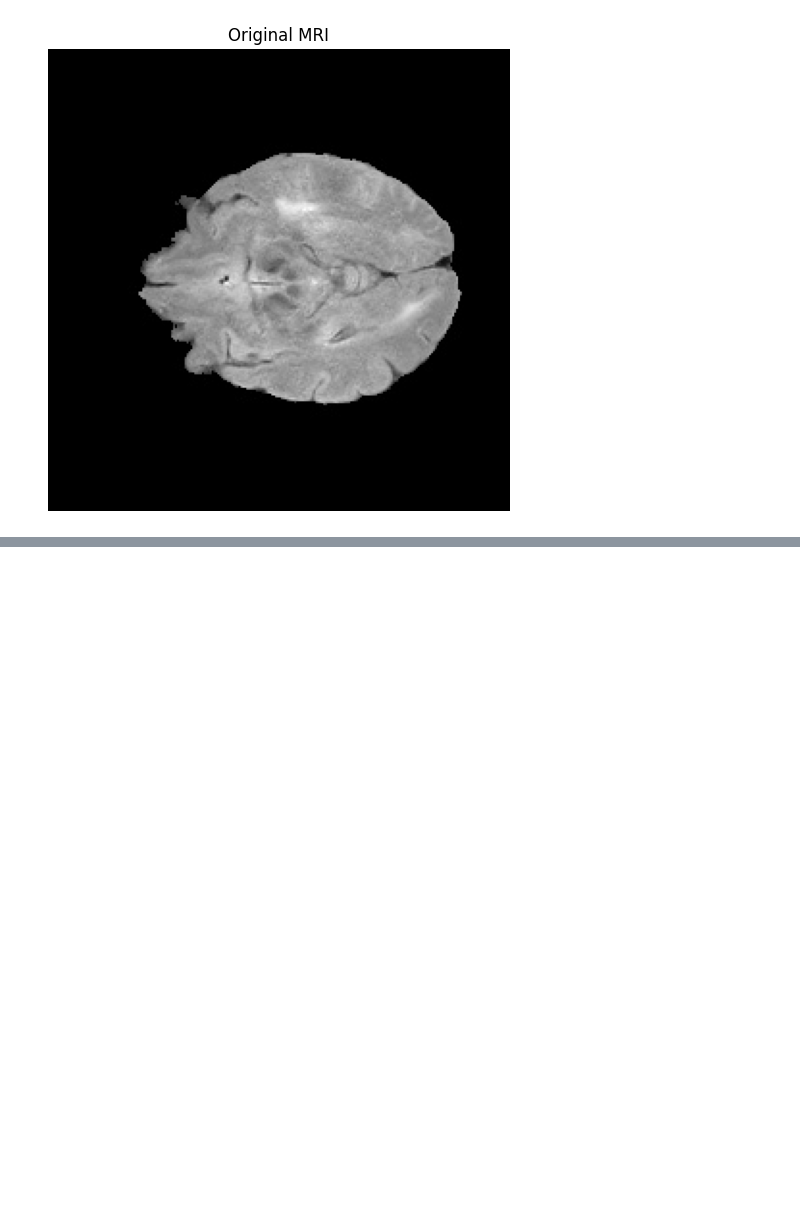
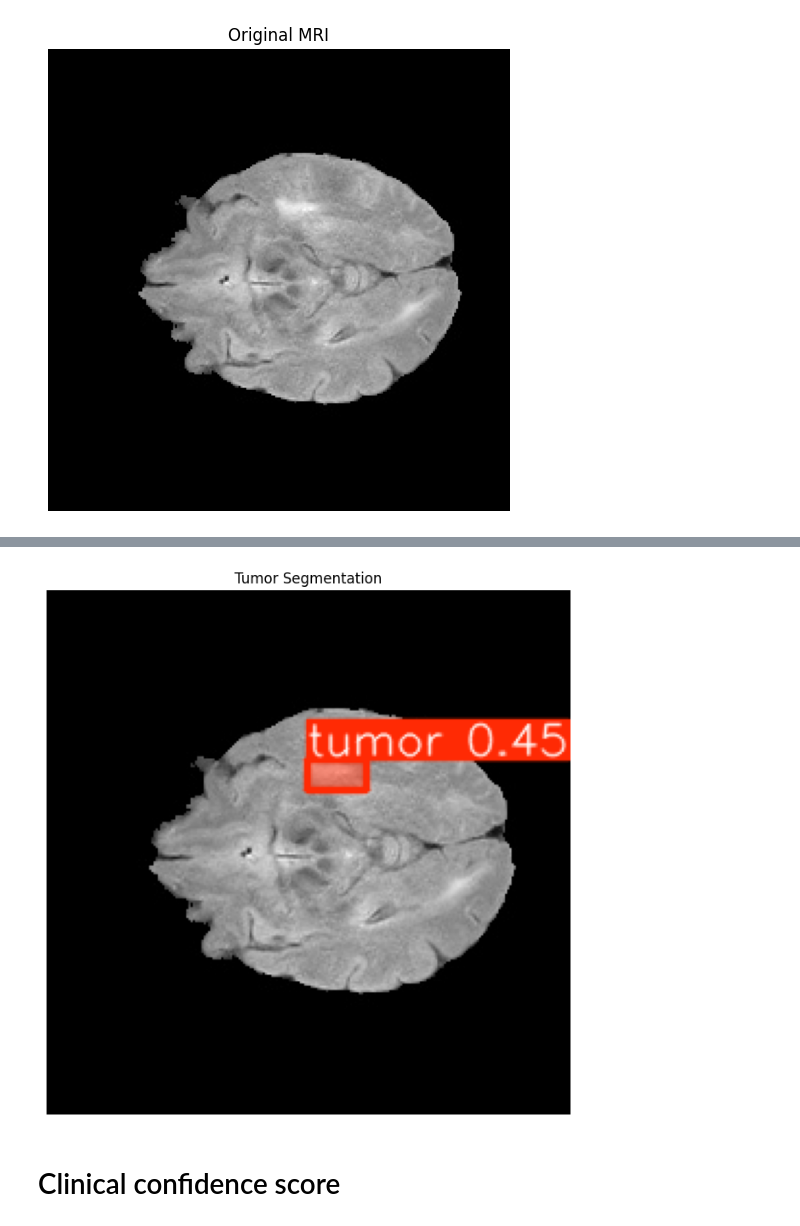
Before and after one commit to ConnorMccabeUNI/Capstone-Masters-AI, a Jupyter notebook: YOLOv8-seg-model.ipynb, the cells around one changed output, grey strips where cells are left out. Cells and saved outputs as stored; diff of their text form; code cells hidden in the pictures; blank space fills up the shorter version.

```diff
--- a/YOLOv8-seg-model.ipynb
+++ b/YOLOv8-seg-model.ipynb
@@ -647,0 +616,15 @@ print(result.speed)
+# %%
+# segmented visualisation
+seg_res_img = result.plot()
+
+annotseg_res_imgated = cv2.cvtColor(seg_res_img, cv2.COLOR_BGR2RGB)
+
+plt.figure(figsize=(8,8))
+plt.imshow(seg_res_img)
+plt.title("Tumor Segmentation")
+plt.axis("off")
+plt.show()
+# %% [output]
+[figure, added]
+# %% [markdown]
+# Clinical confidence score
```
Also changed, not shown: parts of 23 cells of this notebook.
